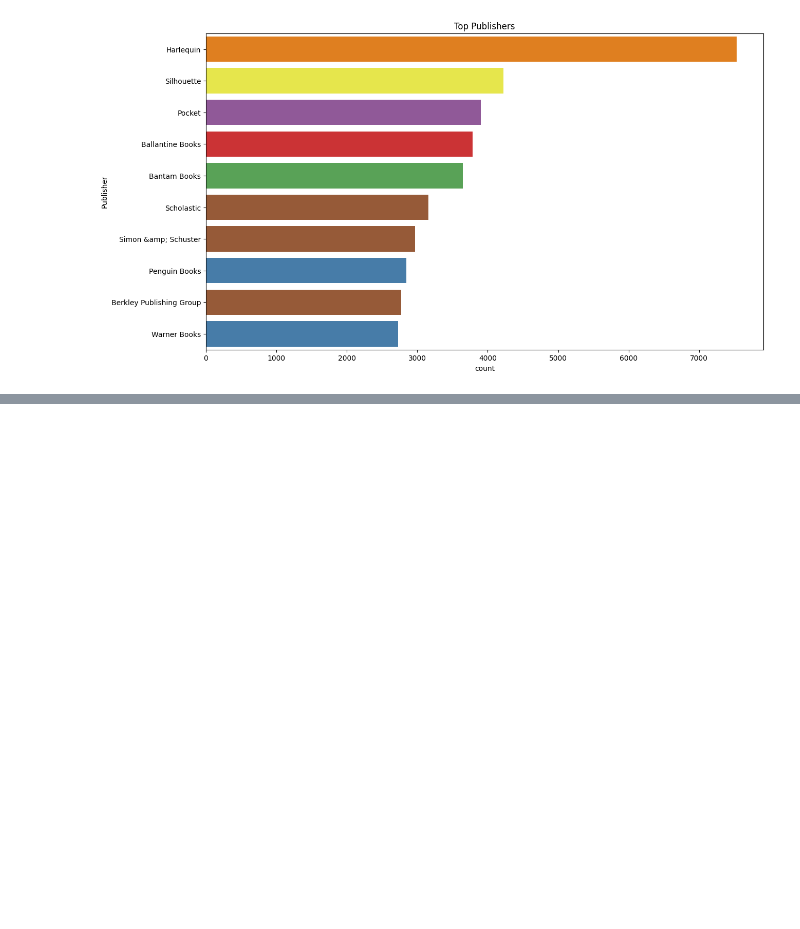
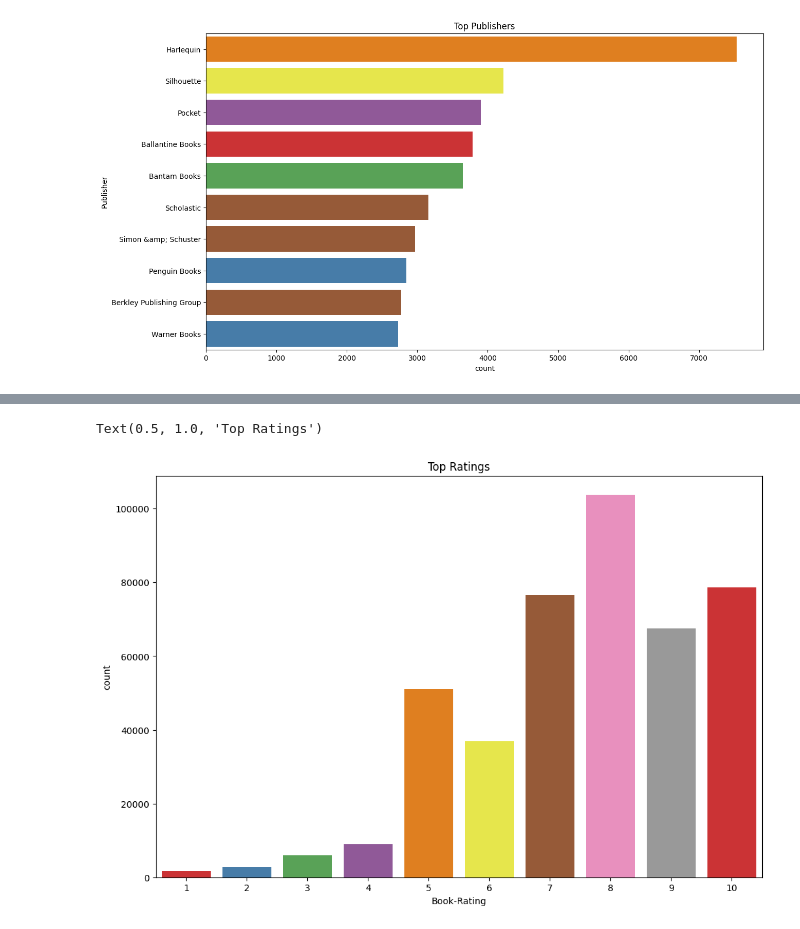
Before and after one commit to PaulPawelec/DataMining, a Jupyter notebook: BookRecommender/BookRecommender.ipynb, the cells around one changed output, grey strips where cells are left out. Saved outputs shown, nothing was run; the diff lists cells and outputs as text; code cells hidden in the pictures; blank space fills up the shorter version.

```diff
--- a/BookRecommender/BookRecommender.ipynb
+++ b/BookRecommender/BookRecommender.ipynb
@@ -336,0 +344,10 @@ Text(0.5, 1.0, 'Top Publishers')
+# %%
+ratings2 = ratings[ratings['Book-Rating'] != 0]
+
+plt.figure(figsize=(12, 8))
+
+sns.countplot(data=ratings2 , x='Book-Rating', hue='Book-Rating', palette='Set1', legend=False)
+plt.title('Top Ratings')
+# %% [output]
+Text(0.5, 1.0, 'Top Ratings')
+[figure, added]
```
Also changed, not shown: parts of 2 cells of this notebook.
